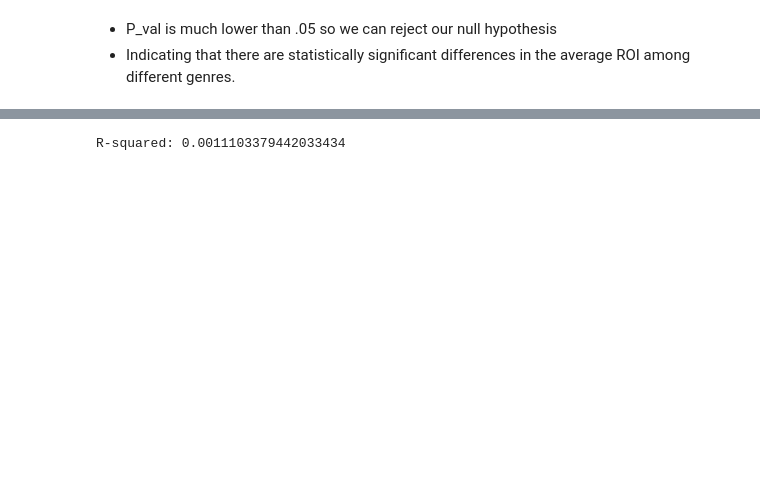
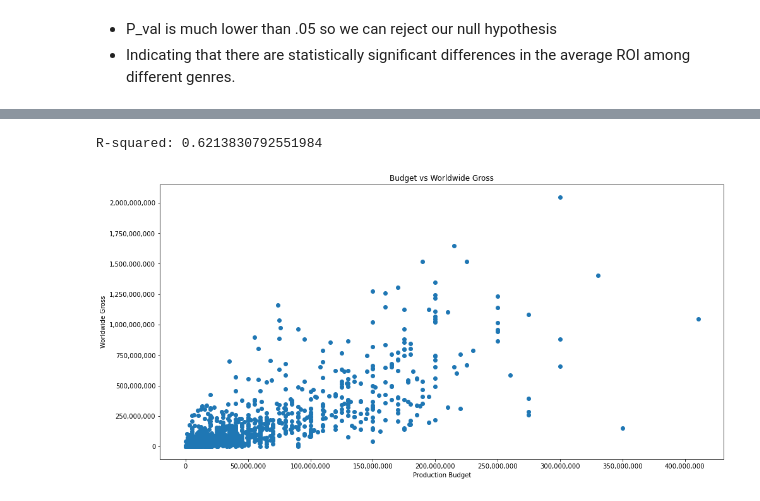
Before and after one commit to pyamin1878/Movie-Project, a Jupyter notebook: Notebooks/student_working_notebook_pat.ipynb, the cells around one changed output, grey strips where cells are left out. Drawn from its saved outputs; the diff is of its cells as text; code cells hidden in the pictures; blank space fills up the shorter version.

```diff
--- a/Notebooks/student_working_notebook_pat.ipynb
+++ b/Notebooks/student_working_notebook_pat.ipynb
@@ -691,7 +688,7 @@ plt.show()
 from sklearn.linear_model import LinearRegression
 
 X = cleaned_data[['production_budget']]
-y = cleaned_data['ROI']
+y = cleaned_data['worldwide_gross']
 
 # Create and fit the model
 model = LinearRegression()
@@ -702,4 +699,24 @@ r_squared = model.score(X, y)
 
 print(f"R-squared: {r_squared}")
 # %% [output]
-R-squared: 0.0011103379442033434
+R-squared: 0.6213830792551984
+# %%
+import matplotlib.ticker as ticker
+
+plt.figure(figsize=(16, 8))
+plt.scatter(cleaned_data['production_budget'], cleaned_data['worldwide_gross'])
+plt.title('Budget vs Worldwide Gross')
+
+
+plt.gca().xaxis.set_major_formatter(ticker.StrMethodFormatter('{x:,.0f}'))
+plt.gca().yaxis.set_major_formatter(ticker.StrMethodFormatter('{x:,.0f}'))
+
+# Optionally, increase the number of ticks if needed
+plt.gca().xaxis.set_major_locator(ticker.MaxNLocator(integer=True))
+plt.gca().yaxis.set_major_locator(ticker.MaxNLocator(integer=True))
+
+
+plt.xlabel('Production Budget')
+plt.ylabel('Worldwide Gross');
+# %% [output]
+[figure, added]
```
Also changed, not shown: parts of 9 cells of this notebook.
